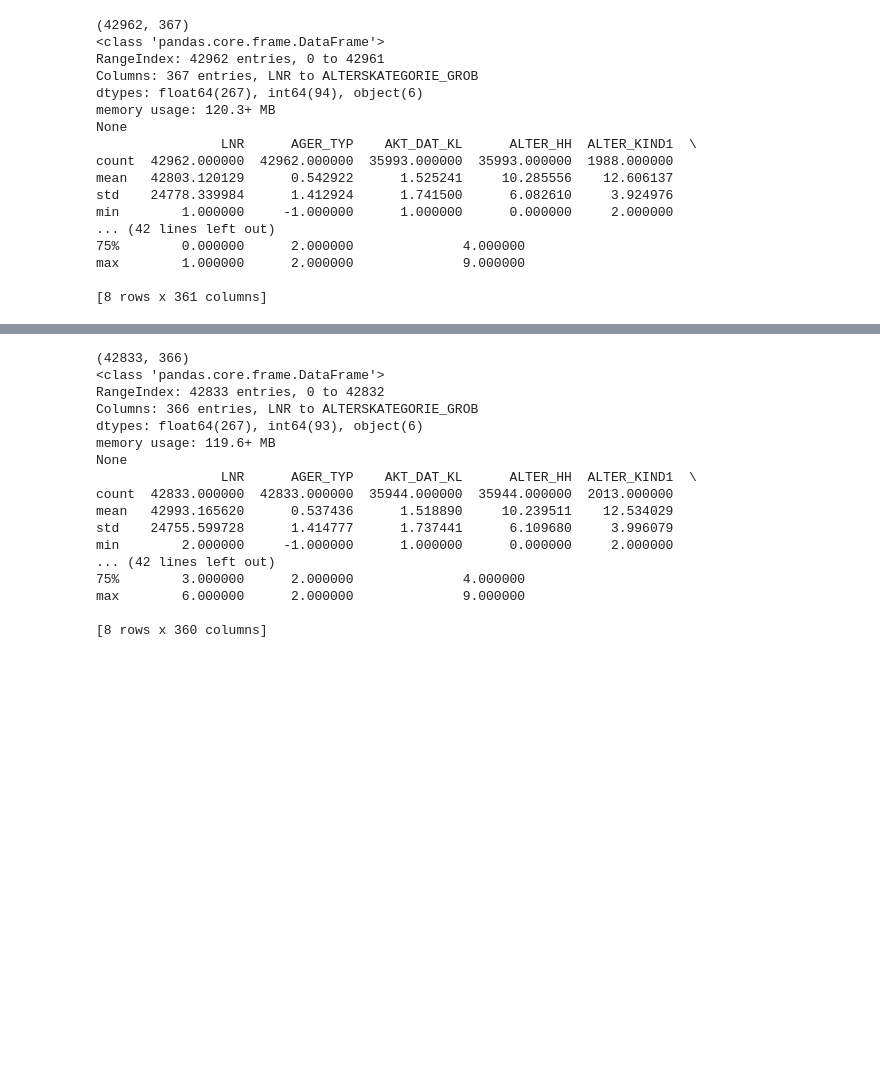
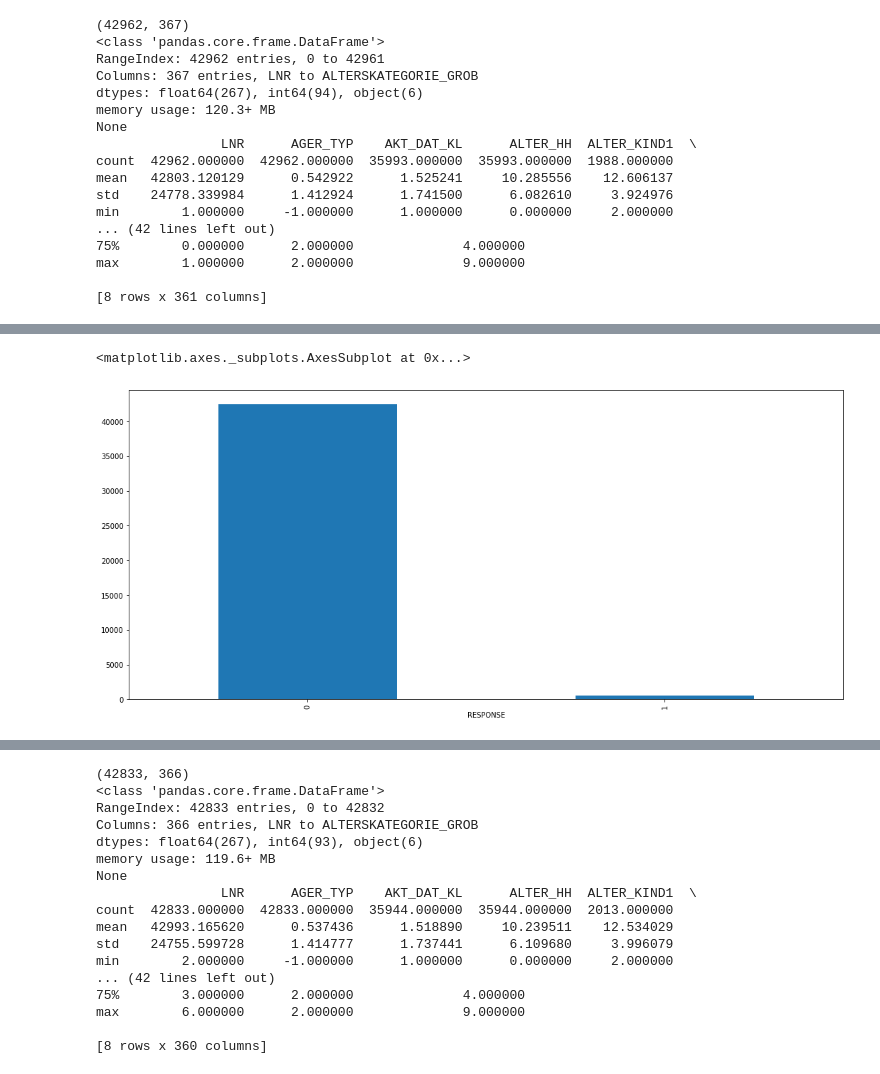
Before and after one commit to mercycoach/udacity, a Jupyter notebook: Arvato Project Workbook.ipynb, the cells around one changed output, grey strips where cells are left out. Cells and saved outputs as stored; diff of their text form; code cells hidden in the pictures; blank space fills up the shorter version.

```diff
--- a/Arvato Project Workbook.ipynb
+++ b/Arvato Project Workbook.ipynb
@@ -530,0 +549,5 @@ max        1.000000      2.000000              9.000000
+# %%
+mailout_train.groupby('RESPONSE')['LNR'].count().plot( x='LNR', kind='bar')
+# %% [output]
+<matplotlib.axes._subplots.AxesSubplot at 0x...>
+[figure, added]
```
Also changed, not shown: parts of 4 cells of this notebook, 1 other file.
